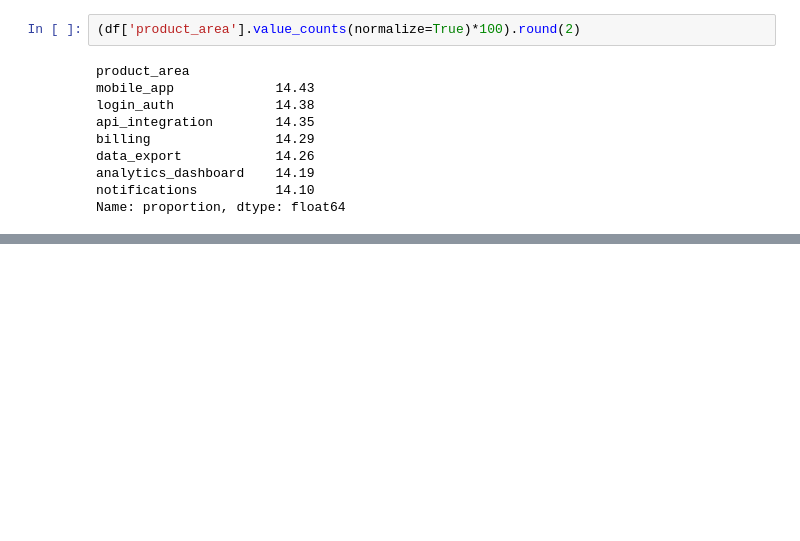
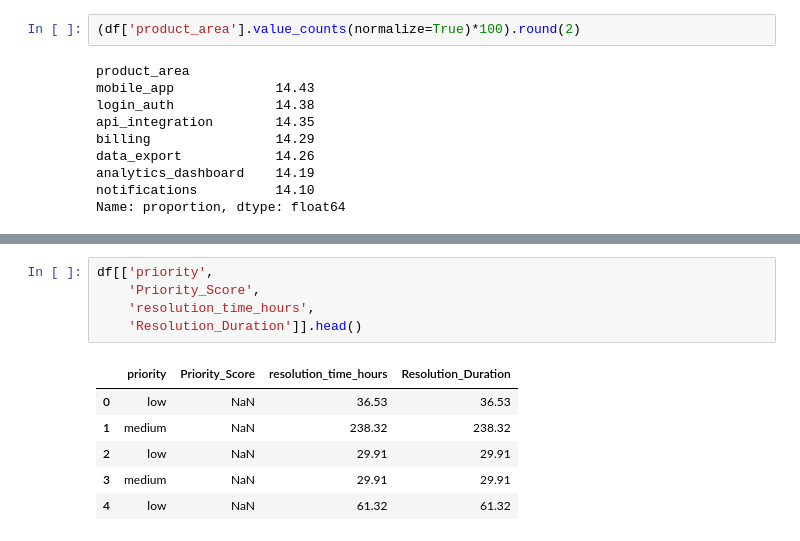
Before and after one commit to springboardmentor1210a/Supportlytics, a Jupyter notebook: notebooks/week1.ipynb, the cells around one changed output, grey strips where cells are left out. Cells and saved outputs as stored; diff of their text form; blank space fills up the shorter version.

```diff
--- a/notebooks/week1.ipynb
+++ b/notebooks/week1.ipynb
@@ -150,0 +260,12 @@ Name: proportion, dtype: float64
+# %%
+df[['priority',
+    'Priority_Score',
+    'resolution_time_hours',
+    'Resolution_Duration']].head()
+# %% [output]
+|  | priority | Priority_Score | resolution_time_hours | Resolution_Duration |
+| 0 | low | NaN | 36.53 | 36.53 |
+| 1 | medium | NaN | 238.32 | 238.32 |
+| 2 | low | NaN | 29.91 | 29.91 |
+| 3 | medium | NaN | 29.91 | 29.91 |
+| 4 | low | NaN | 61.32 | 61.32 |
```
Also changed, not shown: parts of 16 cells of this notebook, 3 other files.
